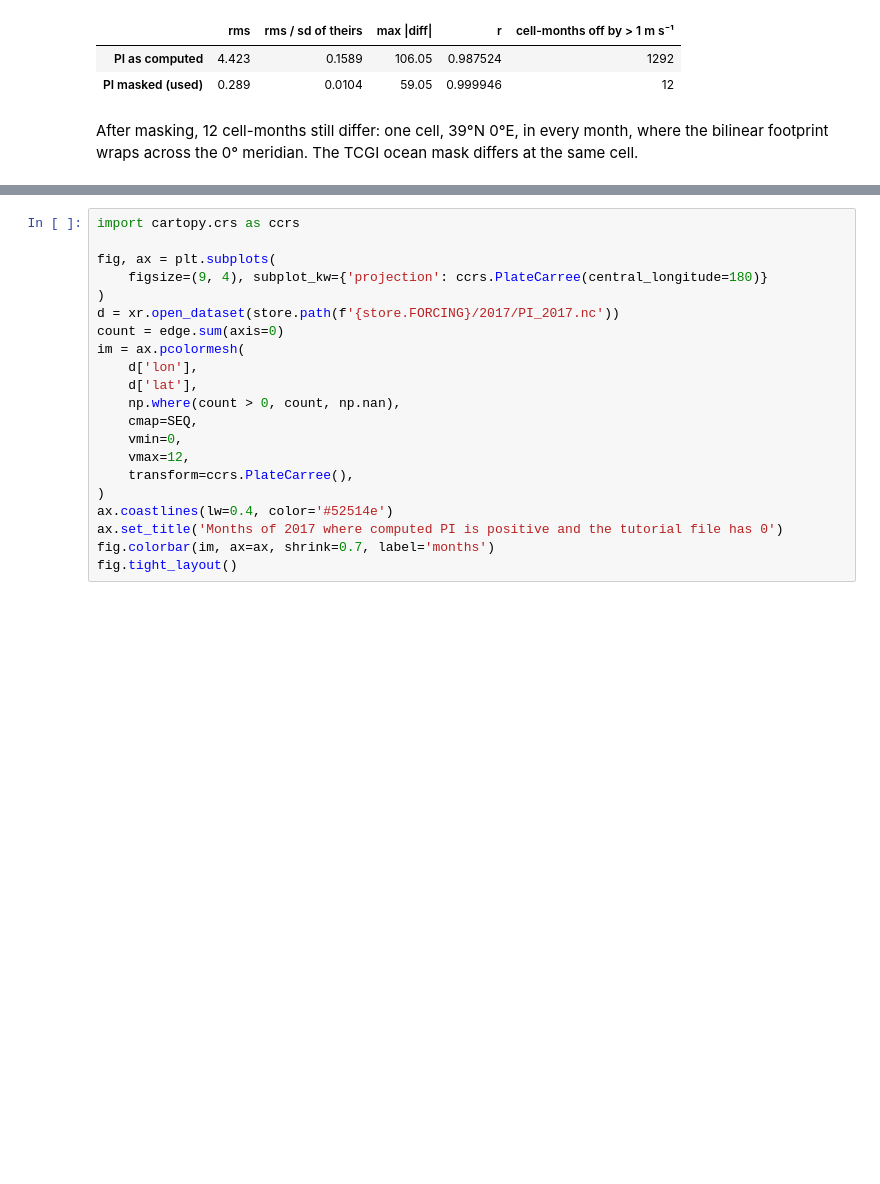
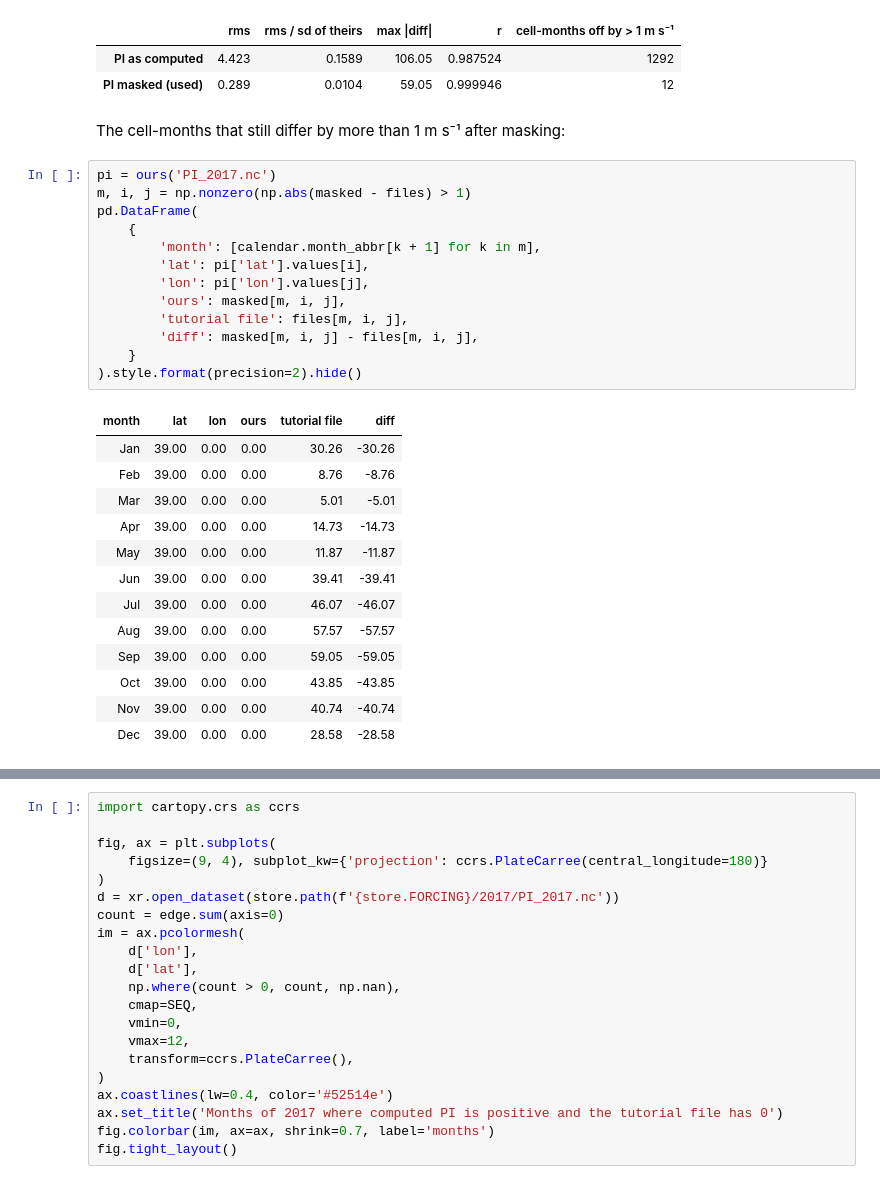
Before and after one commit to carbonplan/ocr-multi-hazard, a Jupyter notebook: docs/methods/hurricane-risk/forcing.ipynb, the cells around one changed output, grey strips where cells are left out. Drawn from its saved outputs; the diff is of its cells as text; blank space fills up the shorter version.

```diff
--- a/docs/methods/hurricane-risk/forcing.ipynb
+++ b/docs/methods/hurricane-risk/forcing.ipynb
@@ -257,6 +257,32 @@ PI, m s⁻¹, all 194400 cell-months of 2017
 |  | rms | rms / sd of theirs | max |diff| | r | cell-months off by > 1 m s⁻¹ |
 | PI as computed | 4.423 | 0.1589 | 106.05 | 0.987524 | 1292 |
 | PI masked (used) | 0.289 | 0.0104 | 59.05 | 0.999946 | 12 |
-# %% [markdown]
-After masking, 12 cell-months still differ: one cell, 39°N 0°E, in every month, where the
-bilinear footprint wraps across the 0° meridian. The TCGI ocean mask differs at the same cell.
+# %% [markdown]
+The cell-months that still differ by more than 1 m s⁻¹ after masking:
+# %%
+pi = ours('PI_2017.nc')
+m, i, j = np.nonzero(np.abs(masked - files) > 1)
+pd.DataFrame(
+    {
+        'month': [calendar.month_abbr[k + 1] for k in m],
+        'lat': pi['lat'].values[i],
+        'lon': pi['lon'].values[j],
+        'ours': masked[m, i, j],
+        'tutorial file': files[m, i, j],
+        'diff': masked[m, i, j] - files[m, i, j],
+    }
+).style.format(precision=2).hide()
+# %% [output]
+| month | lat | lon | ours | tutorial file | diff |
+| Jan | 39.00 | 0.00 | 0.00 | 30.26 | -30.26 |
+| Feb | 39.00 | 0.00 | 0.00 | 8.76 | -8.76 |
+| Mar | 39.00 | 0.00 | 0.00 | 5.01 | -5.01 |
+| Apr | 39.00 | 0.00 | 0.00 | 14.73 | -14.73 |
+| May | 39.00 | 0.00 | 0.00 | 11.87 | -11.87 |
+| Jun | 39.00 | 0.00 | 0.00 | 39.41 | -39.41 |
+| Jul | 39.00 | 0.00 | 0.00 | 46.07 | -46.07 |
+| Aug | 39.00 | 0.00 | 0.00 | 57.57 | -57.57 |
+| Sep | 39.00 | 0.00 | 0.00 | 59.05 | -59.05 |
+| Oct | 39.00 | 0.00 | 0.00 | 43.85 | -43.85 |
+| Nov | 39.00 | 0.00 | 0.00 | 40.74 | -40.74 |
+| Dec | 39.00 | 0.00 | 0.00 | 28.58 | -28.58 |
```
Also changed, not shown: parts of 3 cells of this notebook, 4 other files.
